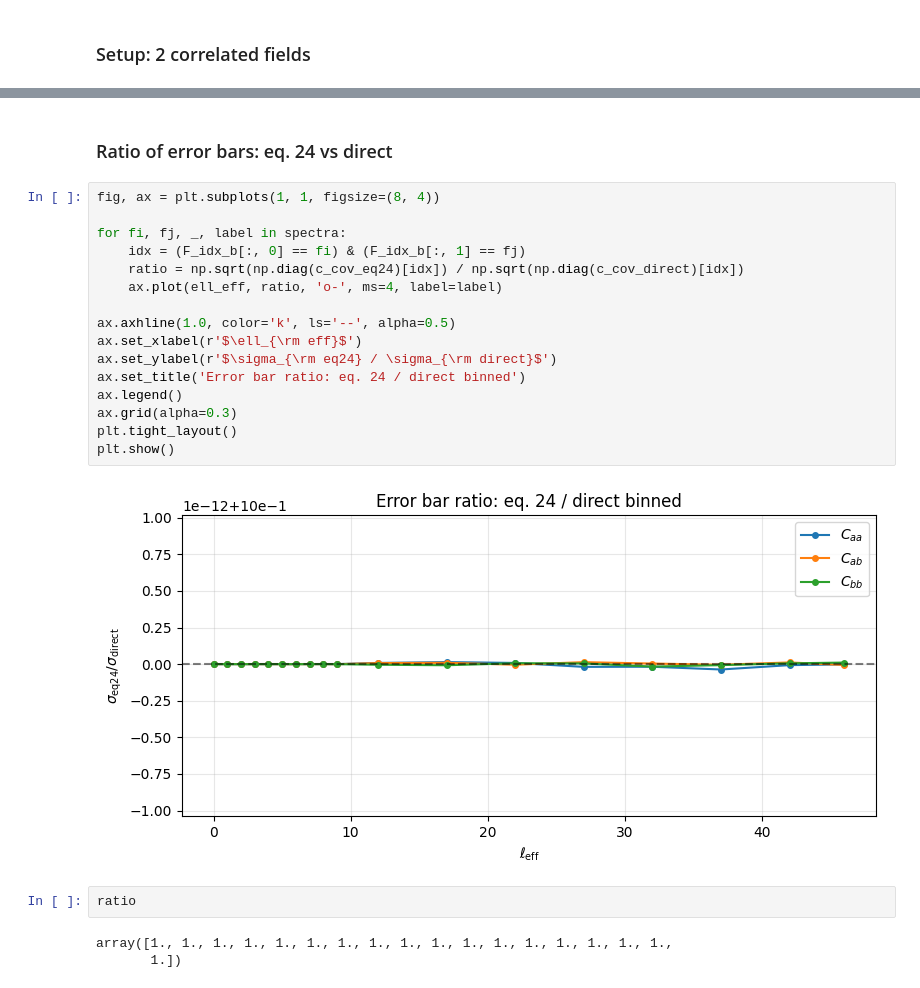
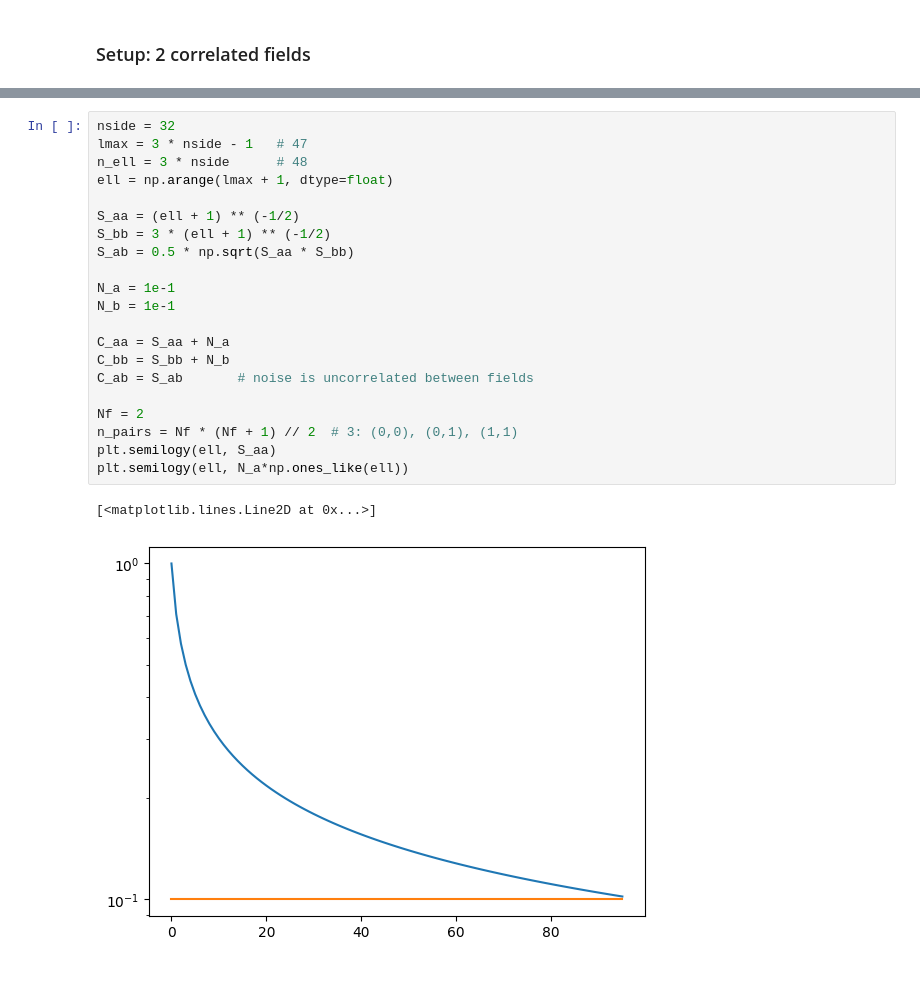
Before and after one commit to ykvasiuk/qmlfast, a Jupyter notebook: bandpower_2field.ipynb, the cells around one changed output, grey strips where cells are left out. Drawn from its saved outputs; the diff is of its cells as text.

```diff
--- a/bandpower_2field.ipynb
+++ b/bandpower_2field.ipynb
@@ -351,25 +28,24 @@ plt.show()
-# %% [markdown]
-### Ratio of error bars: eq. 24 vs direct
-# %%
-fig, ax = plt.subplots(1, 1, figsize=(8, 4))
-
-for fi, fj, _, label in spectra:
-    idx = (F_idx_b[:, 0] == fi) & (F_idx_b[:, 1] == fj)
-    ratio = np.sqrt(np.diag(c_cov_eq24)[idx]) / np.sqrt(np.diag(c_cov_direct)[idx])
-    ax.plot(ell_eff, ratio, 'o-', ms=4, label=label)
-
-ax.axhline(1.0, color='k', ls='--', alpha=0.5)
-ax.set_xlabel(r'$\ell_{\rm eff}$')
-ax.set_ylabel(r'$\sigma_{\rm eq24} / \sigma_{\rm direct}$')
-ax.set_title('Error bar ratio: eq. 24 / direct binned')
-ax.legend()
-ax.grid(alpha=0.3)
-plt.tight_layout()
-plt.show()
-# %% [output]
-[figure, removed]
-# %%
-ratio
-# %% [output]
-array([1., 1., 1., 1., 1., 1., 1., 1., 1., 1., 1., 1., 1., 1., 1., 1., 1.,
-       1.])
+# %%
+nside = 32
+lmax = 3 * nside - 1   # 47
+n_ell = 3 * nside      # 48
+ell = np.arange(lmax + 1, dtype=float)
+
+S_aa = (ell + 1) ** (-1/2)
+S_bb = 3 * (ell + 1) ** (-1/2)
+S_ab = 0.5 * np.sqrt(S_aa * S_bb)
+
+N_a = 1e-1
+N_b = 1e-1
+
+C_aa = S_aa + N_a
+C_bb = S_bb + N_b
+C_ab = S_ab       # noise is uncorrelated between fields
+
+Nf = 2
+n_pairs = Nf * (Nf + 1) // 2  # 3: (0,0), (0,1), (1,1)
+plt.semilogy(ell, S_aa)
+plt.semilogy(ell, N_a*np.ones_like(ell))
+# %% [output]
+[<matplotlib.lines.Line2D at 0x...>]
+[figure, added]
```
Also changed, not shown: parts of 56 cells of this notebook, 6 other files.
